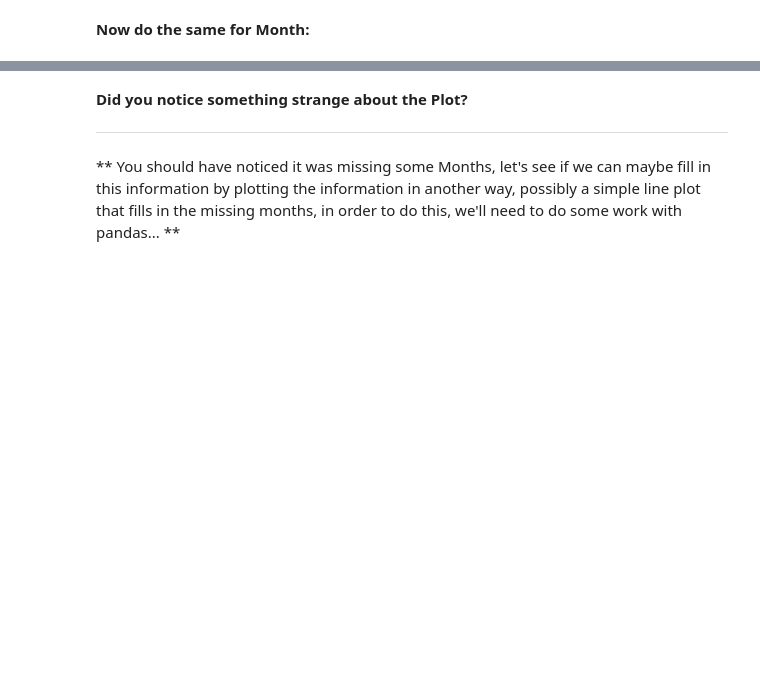
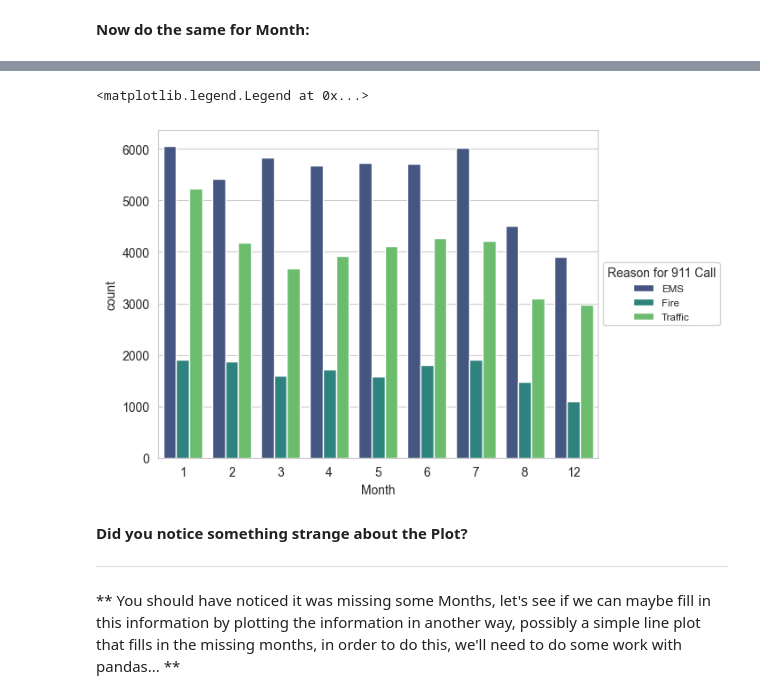
Before and after one commit to Alecdrew/Python-bootcamp, a Jupyter notebook: Notebooks/Refactored_Py_DS_ML_Bootcamp-master/10-Data-Capstone-Projects/01-911 Calls Data Capstone Project.ipynb, the cells around one changed output, grey strips where cells are left out. Saved outputs shown, nothing was run; the diff lists cells and outputs as text; code cells hidden in the pictures; blank space fills up the shorter version.

```diff
--- a/Notebooks/Refactored_Py_DS_ML_Bootcamp-master/10-Data-Capstone-Projects/01-911 Calls Data Capstone Project.ipynb
+++ b/Notebooks/Refactored_Py_DS_ML_Bootcamp-master/10-Data-Capstone-Projects/01-911 Calls Data Capstone Project.ipynb
@@ -144,3 +183,9 @@ str
+# %%
+sns.countplot(x='Month', data=df, hue='Reason', palette='viridis')
+plt.legend(loc='center left', fontsize='small', title='Reason for 911 Call', bbox_to_anchor=(1, 0.5))
+# %% [output]
+<matplotlib.legend.Legend at 0x...>
+[figure, added]
 # %% [markdown]
 **Did you notice something strange about the Plot?**
 
```
Also changed, not shown: parts of 23 cells of this notebook.
